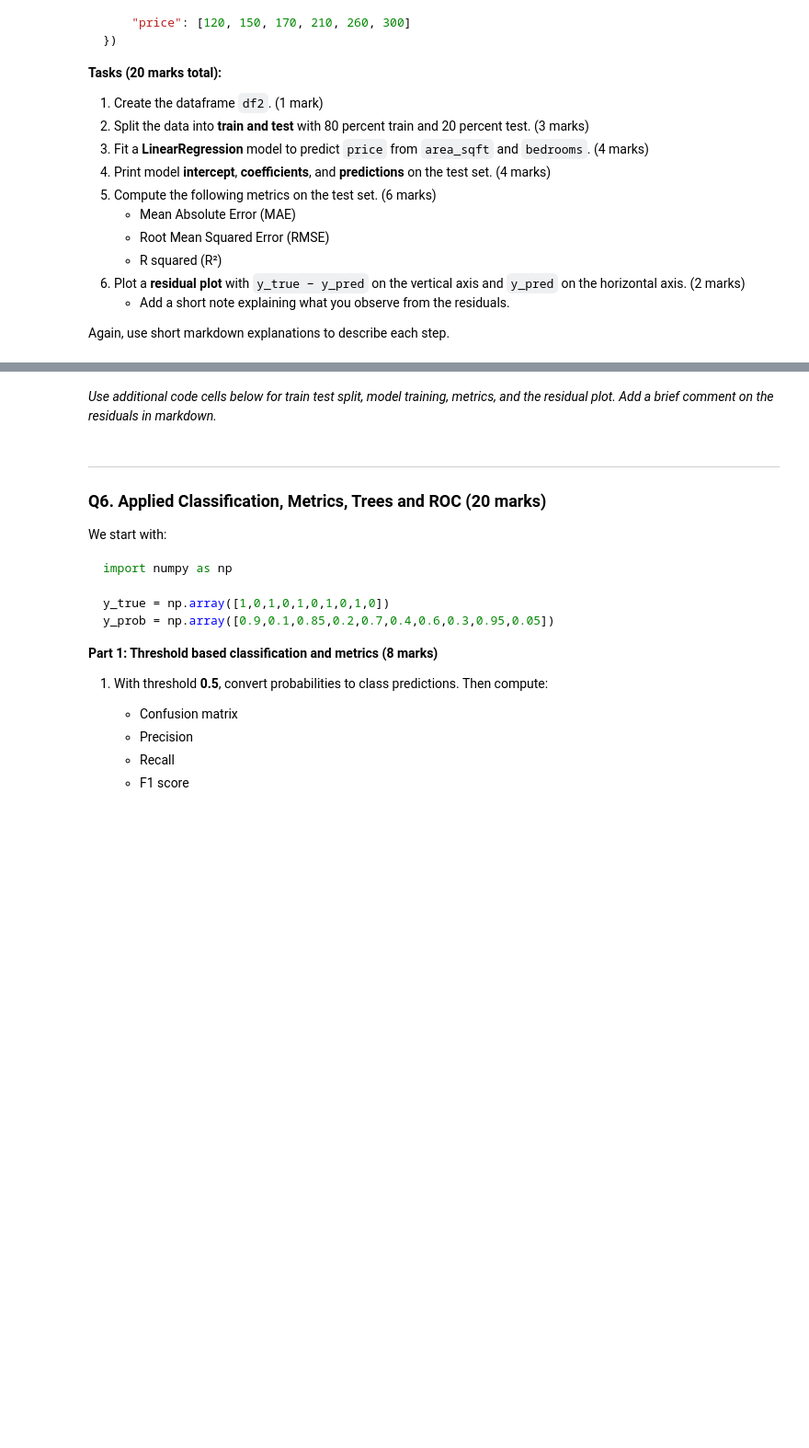
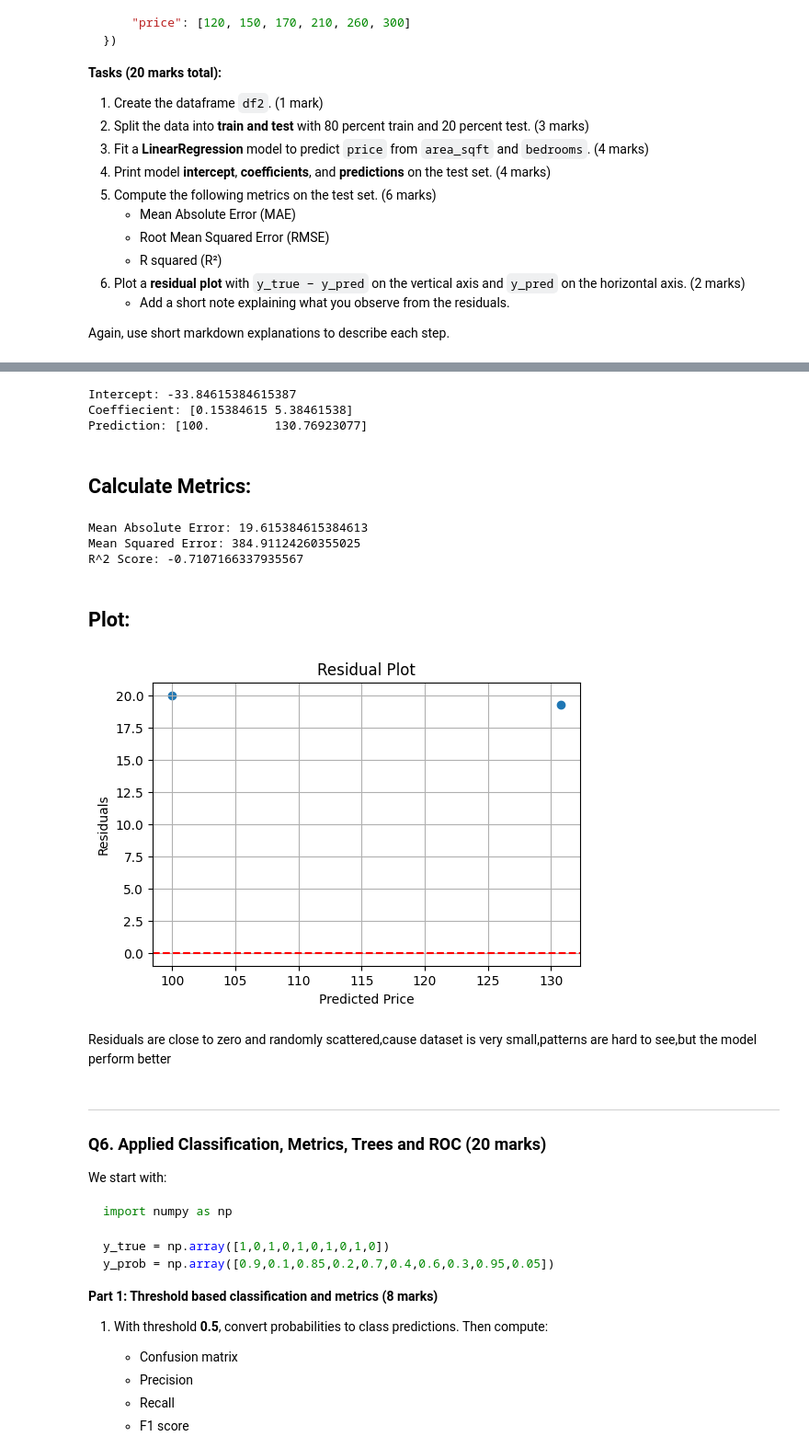
Before and after one commit to Md-Salman-Rahman339/AI-ML, a Jupyter notebook: Copy_of_ML_Mid_Term_Exam_Question_M.ipynb, the cells around one changed output, grey strips where cells are left out. Shown at 92% size. Saved outputs shown, nothing was run; the diff lists cells and outputs as text; code cells hidden in the pictures; blank space fills up the shorter version.

```diff
--- a/Copy_of_ML_Mid_Term_Exam_Question_M.ipynb
+++ b/Copy_of_ML_Mid_Term_Exam_Question_M.ipynb
@@ -400,5 +408,50 @@ df2
-# %% [markdown]
-_Use additional code cells below for train test split, model training, metrics, and the residual plot. Add a brief comment on the residuals in markdown._
+# %%
+x=df2[['area_sqft','bedrooms']]
+y=df2['price']
+
+x_train,x_test,y_train,y_test=train_test_split(x,y,test_size=0.2,random_state=42)
+
+# Linear Regression Model
+model=LinearRegression()
+model.fit(x_train,y_train)
+
+print("Intercept:",model.intercept_)
+print("Coeffiecient:",model.coef_)
+y_pred=model.predict(x_test)
+print("Prediction:",y_pred)
+# %% [output]
+Intercept: -33.84615384615387
+Coeffiecient: [0.15384615 5.38461538]
+Prediction: [100.         130.76923077]
+# %% [markdown]
+## Calculate Metrics:
+# %%
+mae=mean_absolute_error(y_test,y_pred)
+mse=mean_squared_error(y_test,y_pred)
+r2=r2_score(y_test,y_pred)
+
+print("Mean Absolute Error:",mae)
+print("Mean Squared Error:",mse)
+print("R^2 Score:",r2)
+# %% [output]
+Mean Absolute Error: 19.615384615384613
+Mean Squared Error: 384.91124260355025
+R^2 Score: -0.7107166337935567
+# %% [markdown]
+## Plot:
+# %%
+residual=y_test-y_pred
+plt.figure(figsize=(6,4))
+plt.scatter(y_pred,residual)
+plt.axhline(y=0,color='red',linestyle='--')
+plt.xlabel("Predicted Price")
+plt.ylabel("Residuals")
+plt.title("Residual Plot")
+plt.show()
+# %% [output]
+[figure, added]
+# %% [markdown]
+Residuals are close to zero and randomly scattered,cause dataset is very small,patterns are hard to see,but the model perform better
 # %% [markdown]
 ---
 
```
Also changed, not shown: parts of 10 cells of this notebook.
